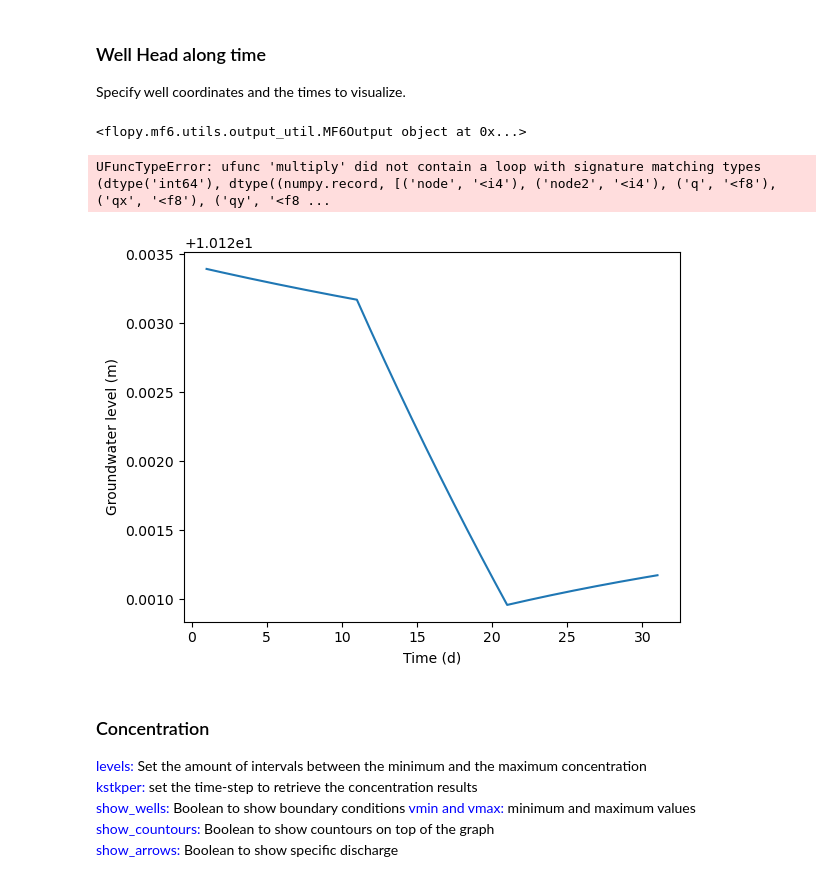
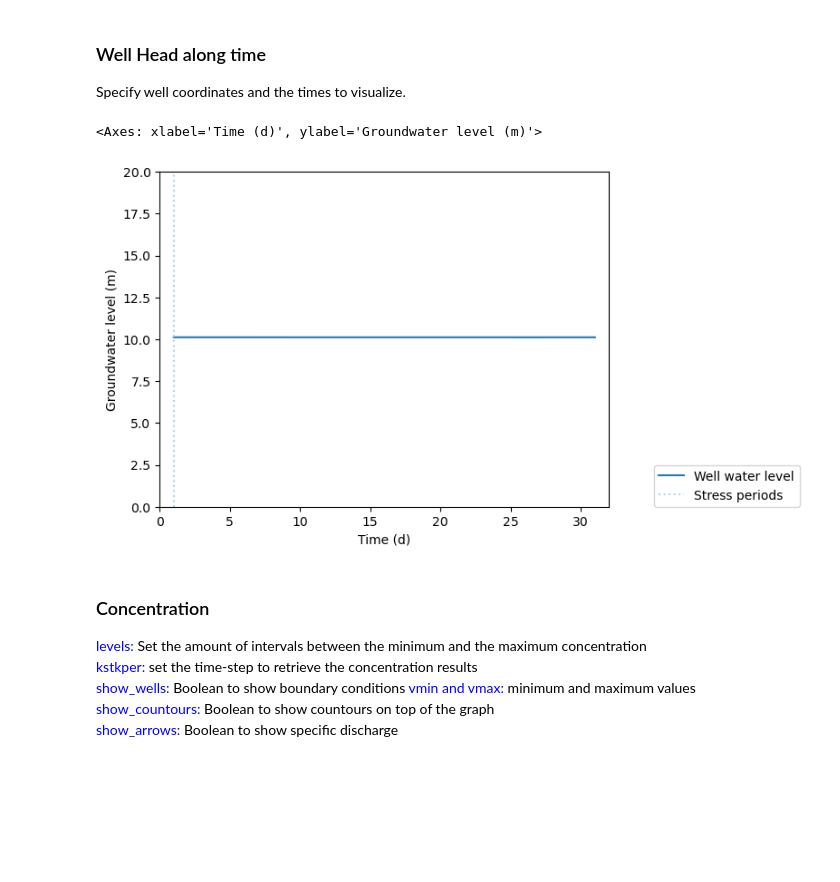
Before and after one commit to hydrocomputing/pymf6-validation, a Jupyter notebook: src/notebooks/river_transport_model.ipynb, the cells around one changed output. Cells and saved outputs as stored; diff of their text form; code cells hidden in the pictures; blank space fills up the shorter version.

```diff
--- a/src/notebooks/river_transport_model.ipynb
+++ b/src/notebooks/river_transport_model.ipynb
@@ -214,11 +212,10 @@ contour_well_heads(model_path, model_name, title="Well heads contour")
 ### Well Head along time
 Specify well coordinates and the times to visualize.
 # %%
-show_well_head((0, 4, 4), model_path, model_name, times=1, y_start=0, y_end=20)
+show_well_head((0, 4, 4), model_path, model_name, times=[1], y_start=0, y_end=20)
 # %% [output]
-<flopy.mf6.utils.output_util.MF6Output object at 0x...>
+<Axes: xlabel='Time (d)', ylabel='Groundwater level (m)'>
-UFuncTypeError: ufunc 'multiply' did not contain a loop with signature matching types (dtype('int64'), dtype((numpy.record, [('node', '<i4'), ('node2', '<i4'), ('q', '<f8'), ('qx', '<f8'), ('qy', '<f8 ...
-[figure, old version]
+[figure, new version]
 # %% [markdown]
 ### Concentration
 <span style="color:blue">levels:</span> Set the amount of intervals between the minimum and the maximum concentration
```
Also changed, not shown: parts of 10 cells of this notebook, 7 other files.
